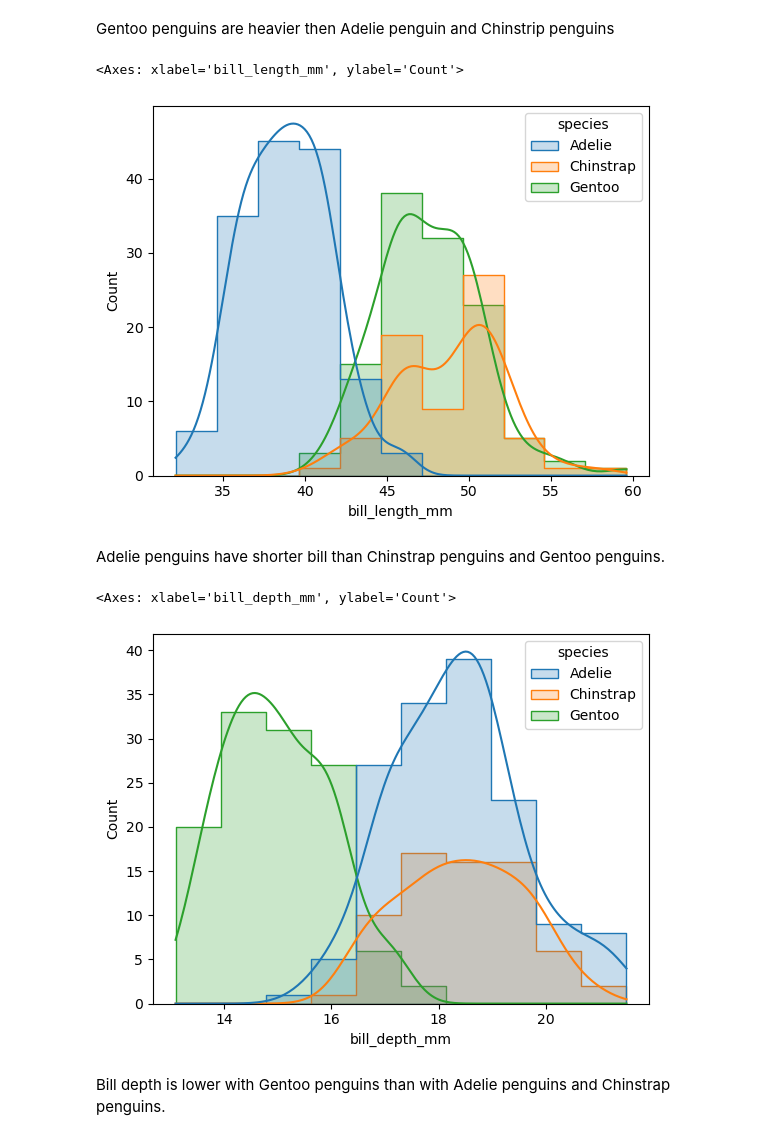
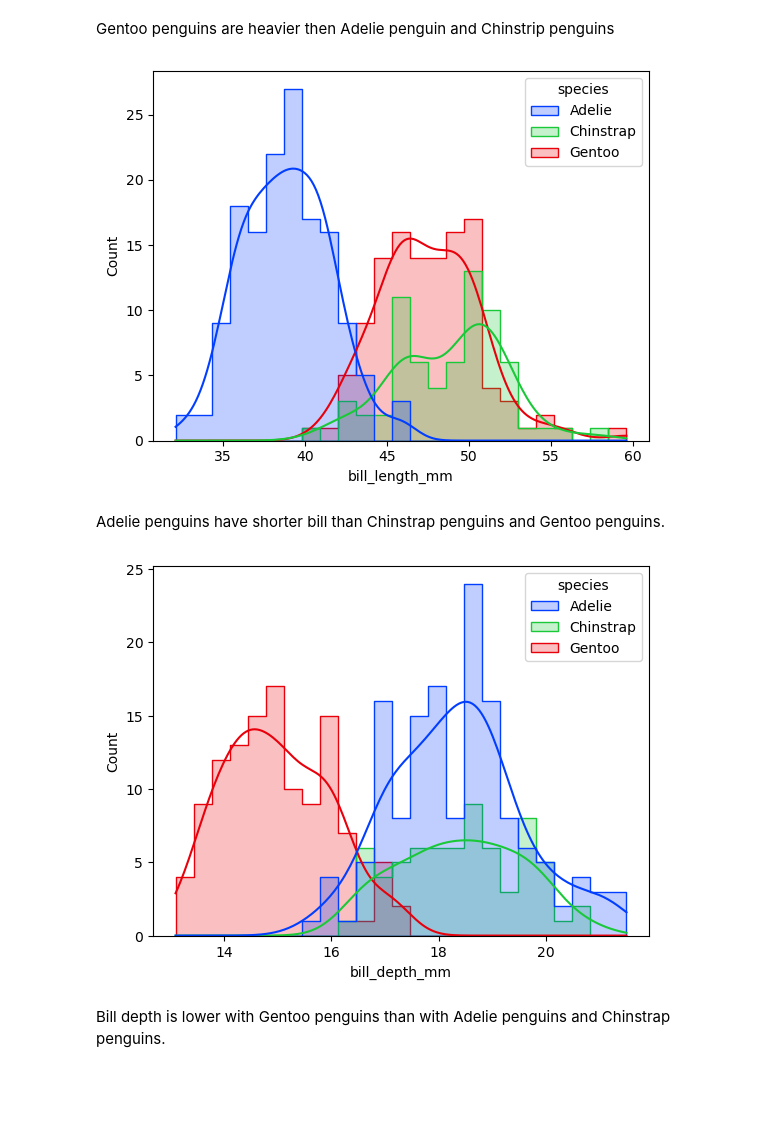
Before and after one commit to lmacakova/pda.assessment, a Jupyter notebook: penguins.ipynb, the cells around one changed output. Saved outputs shown, nothing was run; the diff lists cells and outputs as text; code cells hidden in the pictures; blank space fills up the shorter version.

```diff
--- a/penguins.ipynb
+++ b/penguins.ipynb
@@ -147,17 +150,17 @@ sns.histplot(data=df, x='body_mass_g', hue='species', element='step', kde=True,
 # %% [markdown]
 Gentoo penguins are heavier then Adelie penguin and Chinstrip penguins
 # %%
-sns.histplot(data=df, x='bill_length_mm', hue='species', element='step', kde=True)
+with sns.color_palette('bright6'):
+    sns.histplot(data=df, x='bill_length_mm', hue='species', element='step', kde=True, bins=25)
 # %% [output]
-<Axes: xlabel='bill_length_mm', ylabel='Count'>
-[figure, old version]
+[figure, new version]
 # %% [markdown]
 Adelie penguins have shorter bill than Chinstrap penguins and Gentoo penguins.
 # %%
-sns.histplot(data=df, x='bill_depth_mm', hue='species', element='step', kde=True)
+with sns.color_palette('bright6'):
+    sns.histplot(data=df, x='bill_depth_mm', hue='species', element='step', kde=True, bins=25)
 # %% [output]
-<Axes: xlabel='bill_depth_mm', ylabel='Count'>
-[figure, old version]
+[figure, new version]
 # %% [markdown]
 Bill depth is lower with Gentoo penguins than with Adelie penguins and Chinstrap penguins.
 # %%
```
Also changed, not shown: parts of 24 cells of this notebook, 1 other file.
